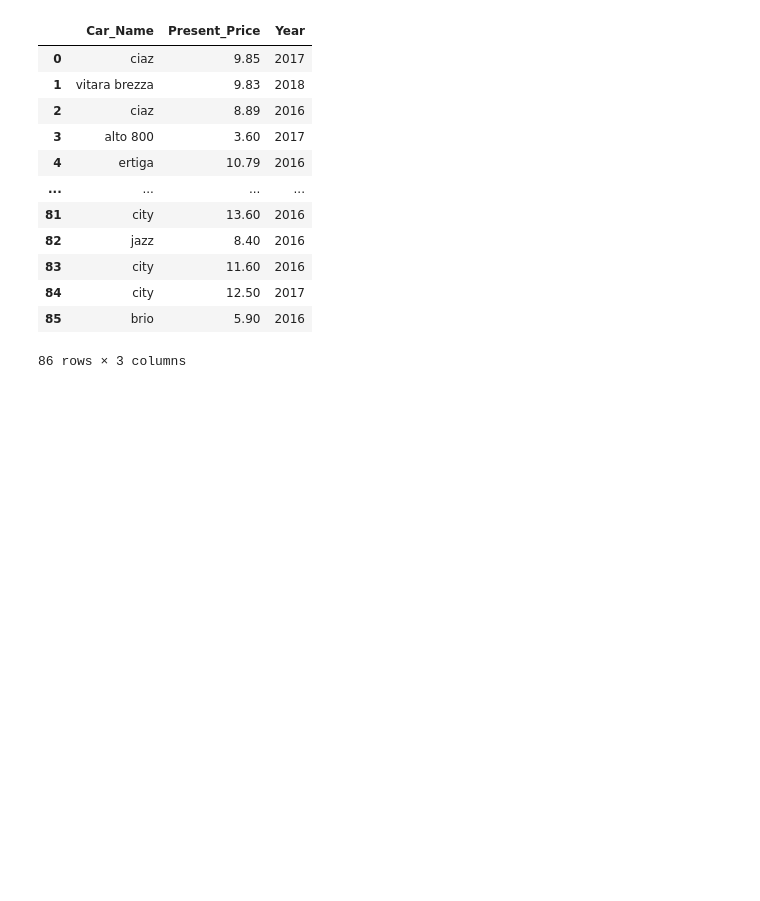
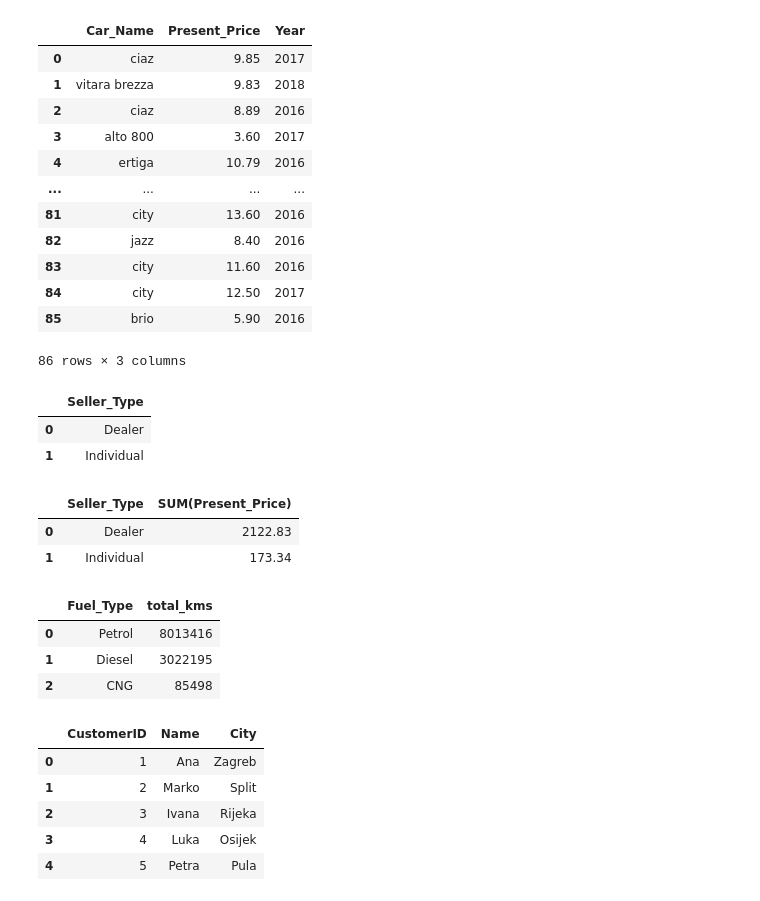
Before and after one commit to brunonagy1/Working-with-databases, a Jupyter notebook: databases1.ipynb, the cells around one changed output. Cells and saved outputs as stored; diff of their text form; code cells hidden in the pictures; blank space fills up the shorter version.

```diff
--- a/databases1.ipynb
+++ b/databases1.ipynb
@@ -56,3 +56,37 @@ sqldf("SELECT Car_name, Present_Price, Year FROM df WHERE Year>2015")
 | 84 | city | 12.50 | 2017 |
 | 85 | brio | 5.90 | 2016 |
 86 rows × 3 columns
+# %%
+sqldf("SELECT DISTINCT Seller_Type FROM df")
+# %% [output]
+|  | Seller_Type |
+| 0 | Dealer |
+| 1 | Individual |
+# %%
+sqldf("SELECT Seller_Type, SUM(Present_Price) FROM df GROUP BY Seller_Type")
+# %% [output]
+|  | Seller_Type | SUM(Present_Price) |
+| 0 | Dealer | 2122.83 |
+| 1 | Individual | 173.34 |
+# %%
+sqldf("SELECT Fuel_Type, SUM(Kms_Driven) as total_kms FROM df GROUP BY Fuel_Type ORDER BY SUM(Kms_Driven) DESC")
+# %% [output]
+|  | Fuel_Type | total_kms |
+| 0 | Petrol | 8013416 |
+| 1 | Diesel | 3022195 |
+| 2 | CNG | 85498 |
+# %%
+customers_data = {
+    "CustomerID": [1, 2, 3, 4, 5],
+    "Name": ["Ana", "Marko", "Ivana", "Luka", "Petra"],
+    "City": ["Zagreb", "Split", "Rijeka", "Osijek", "Pula"]
+}
+customers_df = pd.DataFrame(customers_data)
+customers_df
+# %% [output]
+|  | CustomerID | Name | City |
+| 0 | 1 | Ana | Zagreb |
+| 1 | 2 | Marko | Split |
+| 2 | 3 | Ivana | Rijeka |
+| 3 | 4 | Luka | Osijek |
+| 4 | 5 | Petra | Pula |
```
Also changed, not shown: parts of 15 cells of this notebook.
